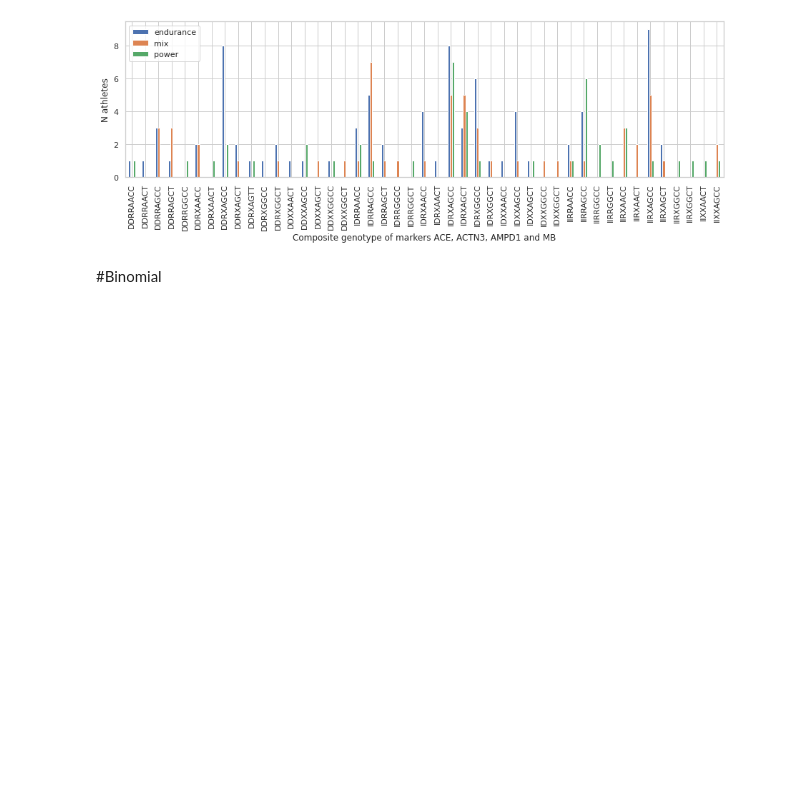
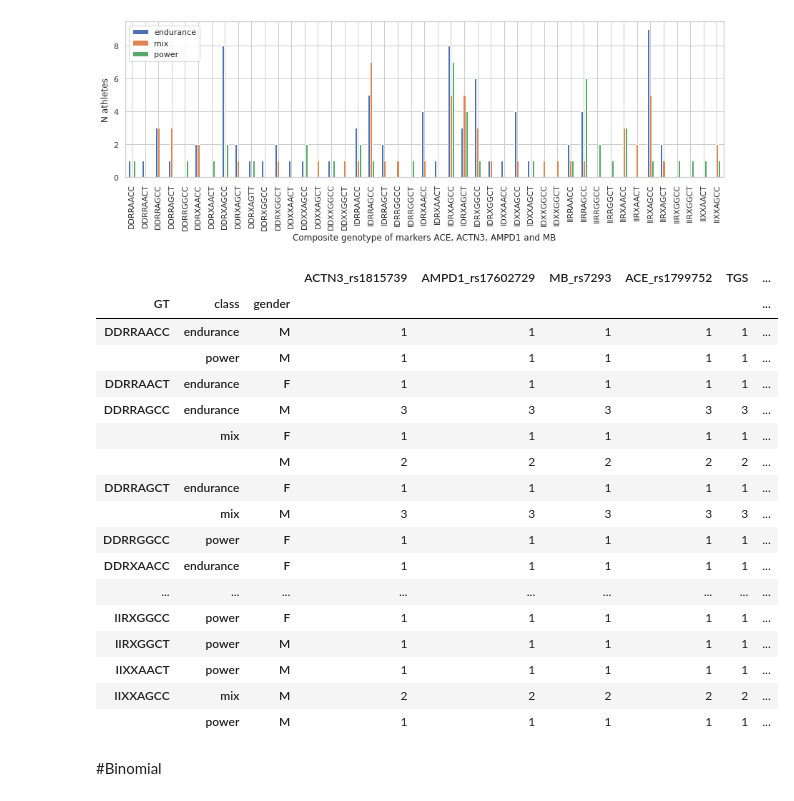
Before and after one commit to erinijapranckeviciene/ppolygenic, a Jupyter notebook: ppolygenic_working_draft.ipynb, the cells around one changed output. Saved outputs shown, nothing was run; the diff lists cells and outputs as text; code cells hidden in the pictures; blank space fills up the shorter version.

```diff
--- a/ppolygenic_working_draft.ipynb
+++ b/ppolygenic_working_draft.ipynb
@@ -1854,6 +1865,28 @@ gtsm.plot.bar(y=['endurance','mix','power'],figsize=(15,4)).set(ylabel='N athlet
 [Text(0, 0.5, 'N athletes'),
  Text(0.5, 0, 'Composite genotype of markers ACE, ACTN3, AMPD1 and MB')]
 [figure]
+# %%
+pd.set_option("display.max_rows", 96)
+lt_athletes_gr.groupby(['GT','class','gender']).count()
+# %% [output]
+|  |  |  | ACTN3_rs1815739 | AMPD1_rs17602729 | MB_rs7293 | ACE_rs1799752 | TGS | ... |
+| GT | class | gender |  |  |  |  |  | ... |
+| DDRRAACC | endurance | M | 1 | 1 | 1 | 1 | 1 | ... |
+|  | power | M | 1 | 1 | 1 | 1 | 1 | ... |
+| DDRRAACT | endurance | F | 1 | 1 | 1 | 1 | 1 | ... |
+| DDRRAGCC | endurance | M | 3 | 3 | 3 | 3 | 3 | ... |
+|  | mix | F | 1 | 1 | 1 | 1 | 1 | ... |
+|  |  | M | 2 | 2 | 2 | 2 | 2 | ... |
+| DDRRAGCT | endurance | F | 1 | 1 | 1 | 1 | 1 | ... |
+|  | mix | M | 3 | 3 | 3 | 3 | 3 | ... |
+| DDRRGGCC | power | F | 1 | 1 | 1 | 1 | 1 | ... |
+| DDRXAACC | endurance | F | 1 | 1 | 1 | 1 | 1 | ... |
+| ... | ... | ... | ... | ... | ... | ... | ... | ... |
+| IIRXGGCC | power | F | 1 | 1 | 1 | 1 | 1 | ... |
+| IIRXGGCT | power | M | 1 | 1 | 1 | 1 | 1 | ... |
+| IIXXAACT | power | M | 1 | 1 | 1 | 1 | 1 | ... |
+| IIXXAGCC | mix | M | 2 | 2 | 2 | 2 | 2 | ... |
+|  | power | M | 1 | 1 | 1 | 1 | 1 | ... |
 # %% [markdown]
 #Binomial
 # %%
```
Also changed, not shown: parts of 1 cell of this notebook.
